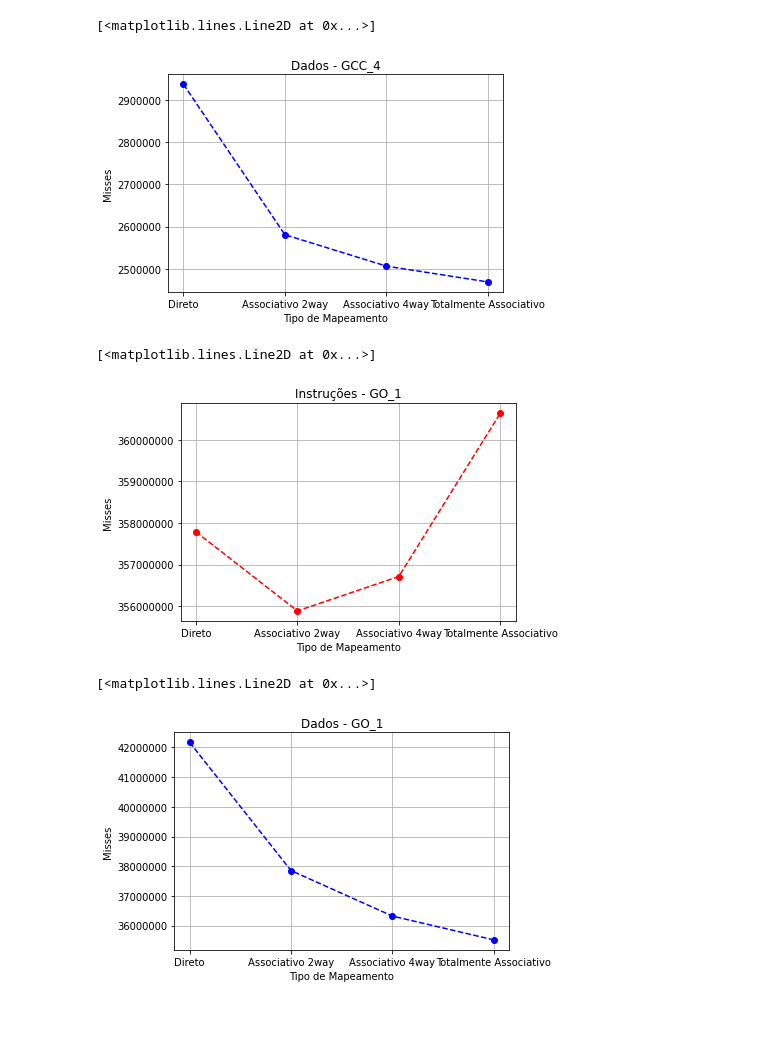
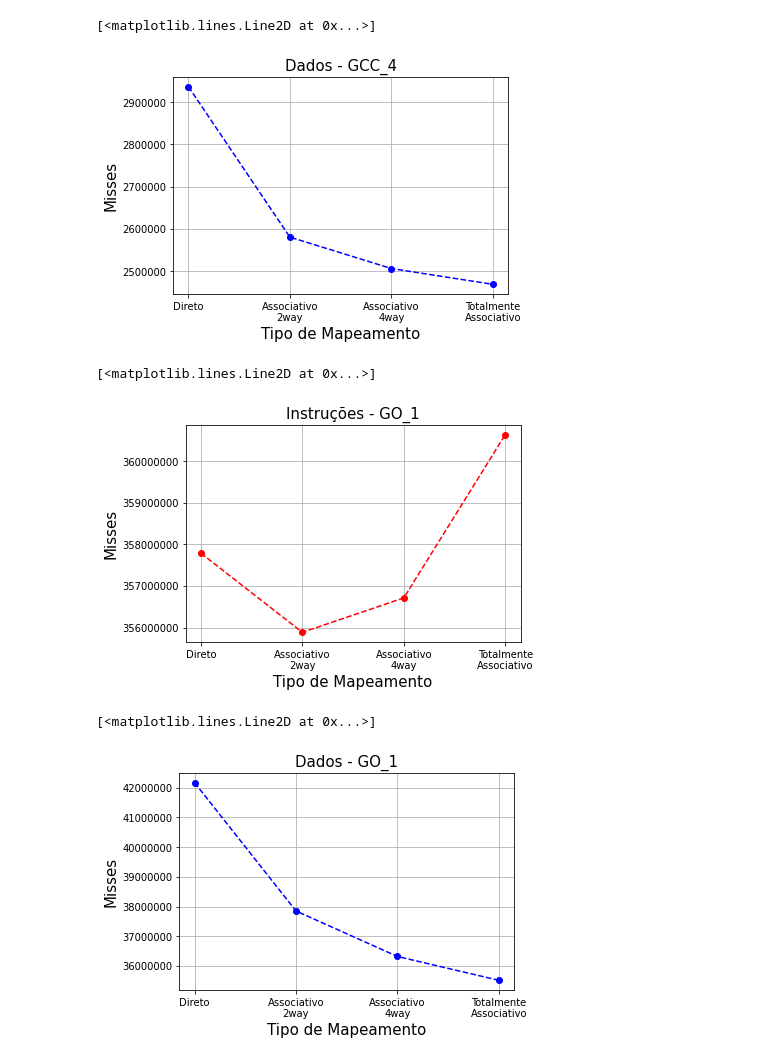
Before and after one commit to raissa-coelho/University, a Jupyter notebook: Trabalho01.ipynb, the cells around one changed output. Saved outputs shown, nothing was run; the diff lists cells and outputs as text; code cells hidden in the pictures; blank space fills up the shorter version.

```diff
--- a/Trabalho01.ipynb
+++ b/Trabalho01.ipynb
@@ -30,33 +31,33 @@ plt.plot(['Direto', 'Associativo 2way', 'Associativo 4way', 'Totalmente Associat
 # %%
-plt.title("Dados - GCC_4")
-plt.ylabel("Misses")
-plt.xlabel("Tipo de Mapeamento")
+plt.title("Dados - GCC_4", fontsize = '15')
+plt.ylabel("Misses", fontsize = '15')
+plt.xlabel("Tipo de Mapeamento", fontsize = '15')
 plt.grid()
 plt.ticklabel_format( style = 'plain', axis = 'y')
-plt.plot(['Direto', 'Associativo 2way', 'Associativo 4way', 'Totalmente Associativo'], [2936655,  2580940, 2506708, 2469340 ], color = 'blue', linestyle = 'dashed', marker = 'o')
+plt.plot(['Direto', 'Associativo\n2way', 'Associativo\n4way', 'Totalmente\nAssociativo'], [2936655,  2580940, 2506708, 2469340 ], color = 'blue', linestyle = 'dashed', marker = 'o')
 # %% [output]
 [<matplotlib.lines.Line2D at 0x...>]
-[figure, old version]
+[figure, new version]
 # %%
-plt.title("Instruções - GO_1")
-plt.ylabel("Misses")
-plt.xlabel("Tipo de Mapeamento")
+plt.title("Instruções - GO_1", fontsize = '15')
+plt.ylabel("Misses", fontsize = '15')
+plt.xlabel("Tipo de Mapeamento", fontsize = '15')
 plt.grid()
 plt.ticklabel_format( style = 'plain', axis = 'y')
-plt.plot(['Direto', 'Associativo 2way', 'Associativo 4way', 'Totalmente Associativo'], [357785524,355885284,356712392,360636191], color = 'red', linestyle = 'dashed', marker = 'o')
+plt.plot(['Direto', 'Associativo\n2way', 'Associativo\n4way', 'Totalmente\nAssociativo'], [357785524,355885284,356712392,360636191], color = 'red', linestyle = 'dashed', marker = 'o')
 # %% [output]
 [<matplotlib.lines.Line2D at 0x...>]
-[figure, old version]
+[figure, new version]
 # %%
-plt.title("Dados - GO_1")
-plt.ylabel("Misses")
-plt.xlabel("Tipo de Mapeamento")
+plt.title("Dados - GO_1", fontsize = '15')
+plt.ylabel("Misses", fontsize = '15')
+plt.xlabel("Tipo de Mapeamento",  fontsize = '15')
 plt.grid()
 plt.ticklabel_format( style = 'plain', axis = 'y')
-plt.plot(['Direto', 'Associativo 2way', 'Associativo 4way', 'Totalmente Associativo'], [42172325,37853704,36322153,35520130], color = 'blue', linestyle = 'dashed', marker = 'o')
+plt.plot(['Direto', 'Associativo\n2way', 'Associativo\n4way', 'Totalmente\nAssociativo'], [42172325,37853704,36322153,35520130], color = 'blue', linestyle = 'dashed', marker = 'o')
 # %% [output]
 [<matplotlib.lines.Line2D at 0x...>]
-[figure, old version]
+[figure, new version]
 # %%
 TaxaI = [0.5795, 0.5710, 0.5596, 0.5611]
 TaxaD = [0.1967, 0.1731, 0.1679, 0.1656]
```
Also changed, not shown: parts of 11 cells of this notebook.
